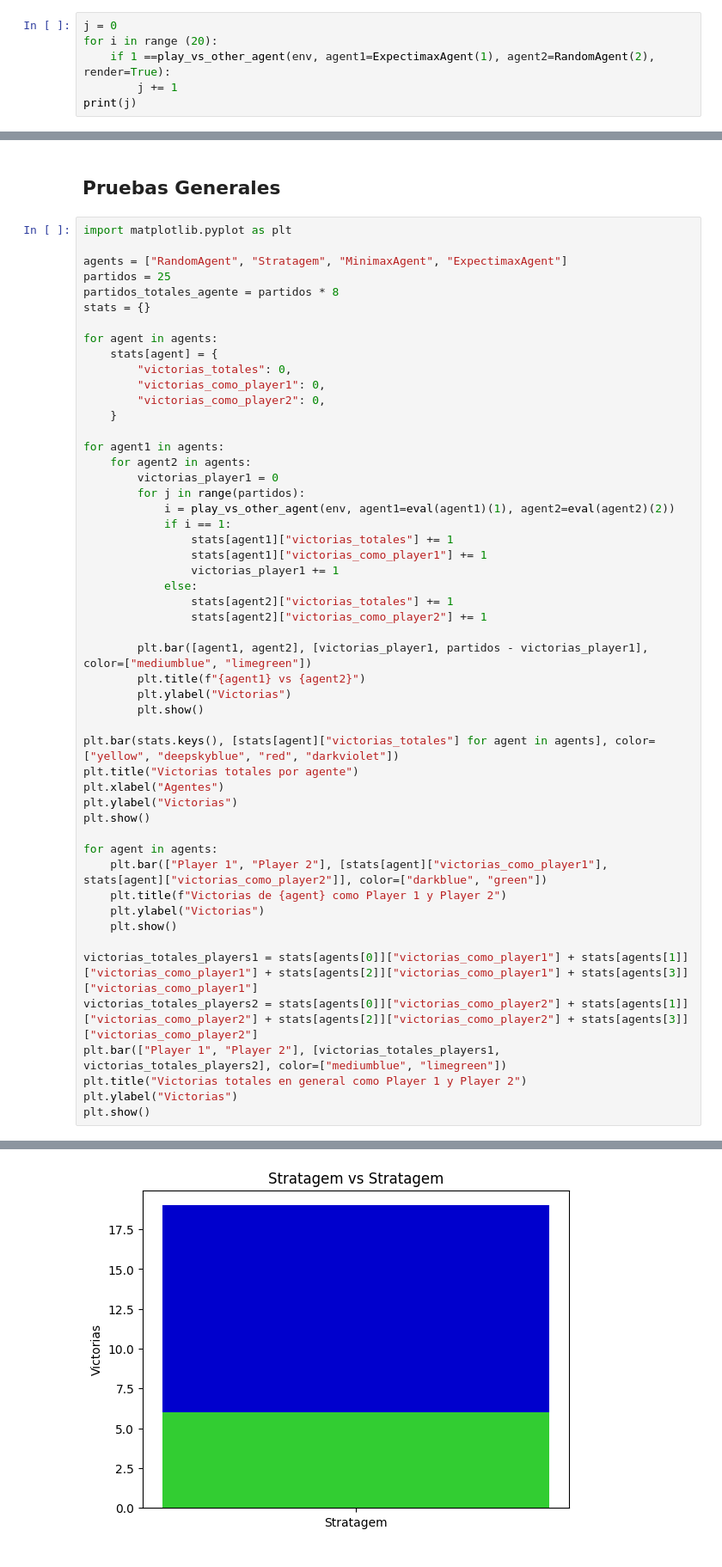
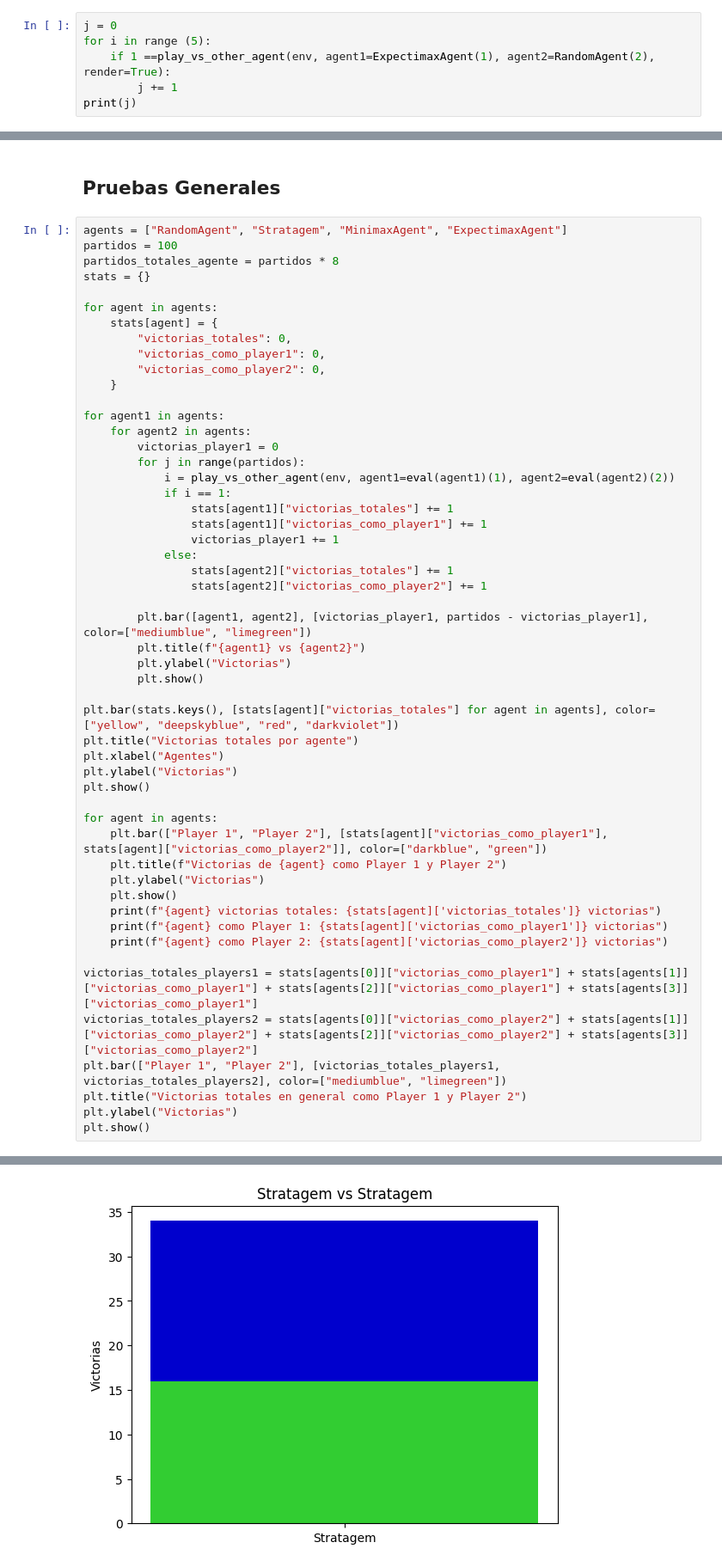
Before and after one commit to Martinabz/Obligatorio-IA-Abzaradel-Olaso-282958-281981-, a Jupyter notebook: Obligatorio Marzo 2026/Isolation/isolation.ipynb, the cells around one changed output, grey strips where cells are left out. Shown at 86% size. Cells and saved outputs as stored; diff of their text form.

```diff
--- a/Obligatorio Marzo 2026/Isolation/isolation.ipynb
+++ b/Obligatorio Marzo 2026/Isolation/isolation.ipynb
@@ -184,7 +91,7 @@ Player 1 WON
 Expectimax vs Random
 # %%
 j = 0
-for i in range (20):
+for i in range (5):
     if 1 ==play_vs_other_agent(env, agent1=ExpectimaxAgent(1), agent2=RandomAgent(2), render=True):
         j += 1
 print(j)
@@ -298,10 +127,8 @@ Player 2 WON
 # %% [markdown]
 ## Pruebas Generales
 # %%
-import matplotlib.pyplot as plt
-
 agents = ["RandomAgent", "Stratagem", "MinimaxAgent", "ExpectimaxAgent"]
-partidos = 25
+partidos = 100
 partidos_totales_agente = partidos * 8
 stats = {}
 
@@ -341,6 +168,9 @@ for agent in agents:
     plt.title(f"Victorias de {agent} como Player 1 y Player 2")
     plt.ylabel("Victorias")
     plt.show()
+    print(f"{agent} victorias totales: {stats[agent]['victorias_totales']} victorias")
+    print(f"{agent} como Player 1: {stats[agent]['victorias_como_player1']} victorias")
+    print(f"{agent} como Player 2: {stats[agent]['victorias_como_player2']} victorias")
 
 victorias_totales_players1 = stats[agents[0]]["victorias_como_player1"] + stats[agents[1]]["victorias_como_player1"] + stats[agents[2]]["victorias_como_player1"] + stats[agents[3]]["victorias_como_player1"]
 victorias_totales_players2 = stats[agents[0]]["victorias_como_player2"] + stats[agents[1]]["victorias_como_player2"] + stats[agents[2]]["victorias_como_player2"] + stats[agents[3]]["victorias_como_player2"]
@@ -459 +289 @@ Player 2 WON
-[figure, old version]
+[figure, new version]
```
Also changed, not shown: parts of 19 cells of this notebook, 2 other files.
